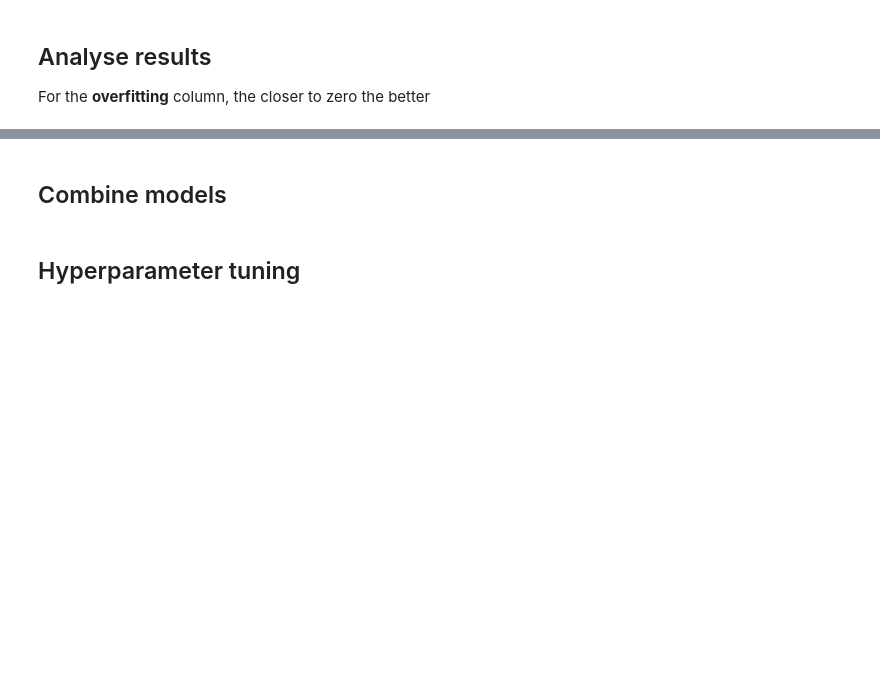
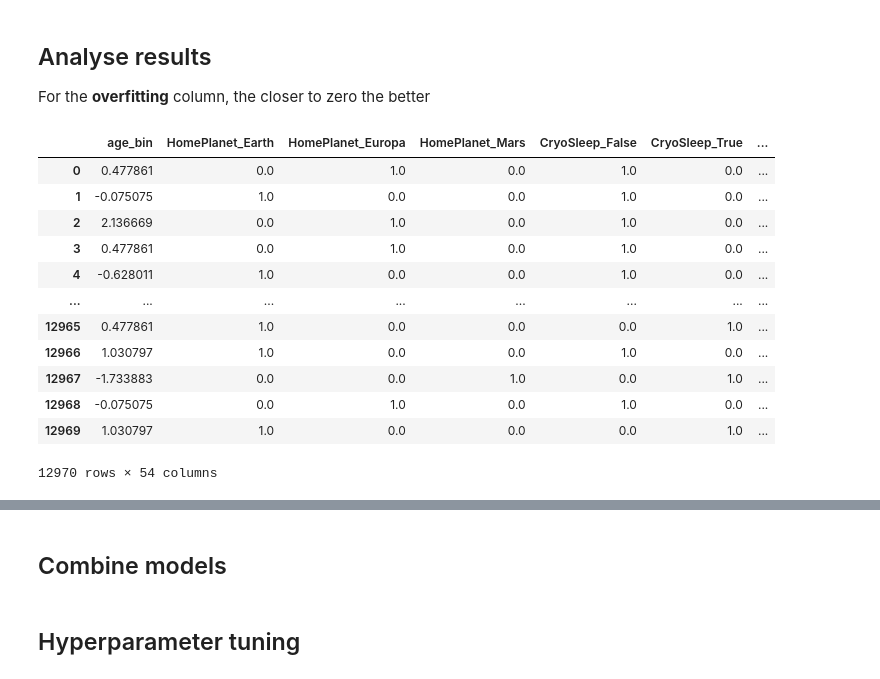
Before and after one commit to savid97/kaggle_nbs, a Jupyter notebook: spaceship-titanic-1.ipynb, the cells around one changed output, grey strips where cells are left out. Saved outputs shown, nothing was run; the diff lists cells and outputs as text; code cells hidden in the pictures; blank space fills up the shorter version.

```diff
--- a/spaceship-titanic-1.ipynb
+++ b/spaceship-titanic-1.ipynb
@@ -721,6 +748,22 @@ for clf in tqdm(classifiers):
 # %% [markdown]
 ## Analyse results
 For the **overfitting** column, the closer to zero the better
+# %%
+traintest
+# %% [output]
+|  | age_bin | HomePlanet_Earth | HomePlanet_Europa | HomePlanet_Mars | CryoSleep_False | CryoSleep_True | ... |
+| 0 | 0.477861 | 0.0 | 1.0 | 0.0 | 1.0 | 0.0 | ... |
+| 1 | -0.075075 | 1.0 | 0.0 | 0.0 | 1.0 | 0.0 | ... |
+| 2 | 2.136669 | 0.0 | 1.0 | 0.0 | 1.0 | 0.0 | ... |
+| 3 | 0.477861 | 0.0 | 1.0 | 0.0 | 1.0 | 0.0 | ... |
+| 4 | -0.628011 | 1.0 | 0.0 | 0.0 | 1.0 | 0.0 | ... |
+| ... | ... | ... | ... | ... | ... | ... | ... |
+| 12965 | 0.477861 | 1.0 | 0.0 | 0.0 | 0.0 | 1.0 | ... |
+| 12966 | 1.030797 | 1.0 | 0.0 | 0.0 | 1.0 | 0.0 | ... |
+| 12967 | -1.733883 | 0.0 | 0.0 | 1.0 | 0.0 | 1.0 | ... |
+| 12968 | -0.075075 | 0.0 | 1.0 | 0.0 | 1.0 | 0.0 | ... |
+| 12969 | 1.030797 | 1.0 | 0.0 | 0.0 | 0.0 | 1.0 | ... |
+12970 rows × 54 columns
 # %%
 model_results_df["overfitting"] =(1-(model_results_df["test_accuracy"]/ model_results_df["train_accuracy"]))*100
 model_results_df.sort_values("test_accuracy", ascending = False)
```
Also changed, not shown: parts of 12 cells of this notebook.
